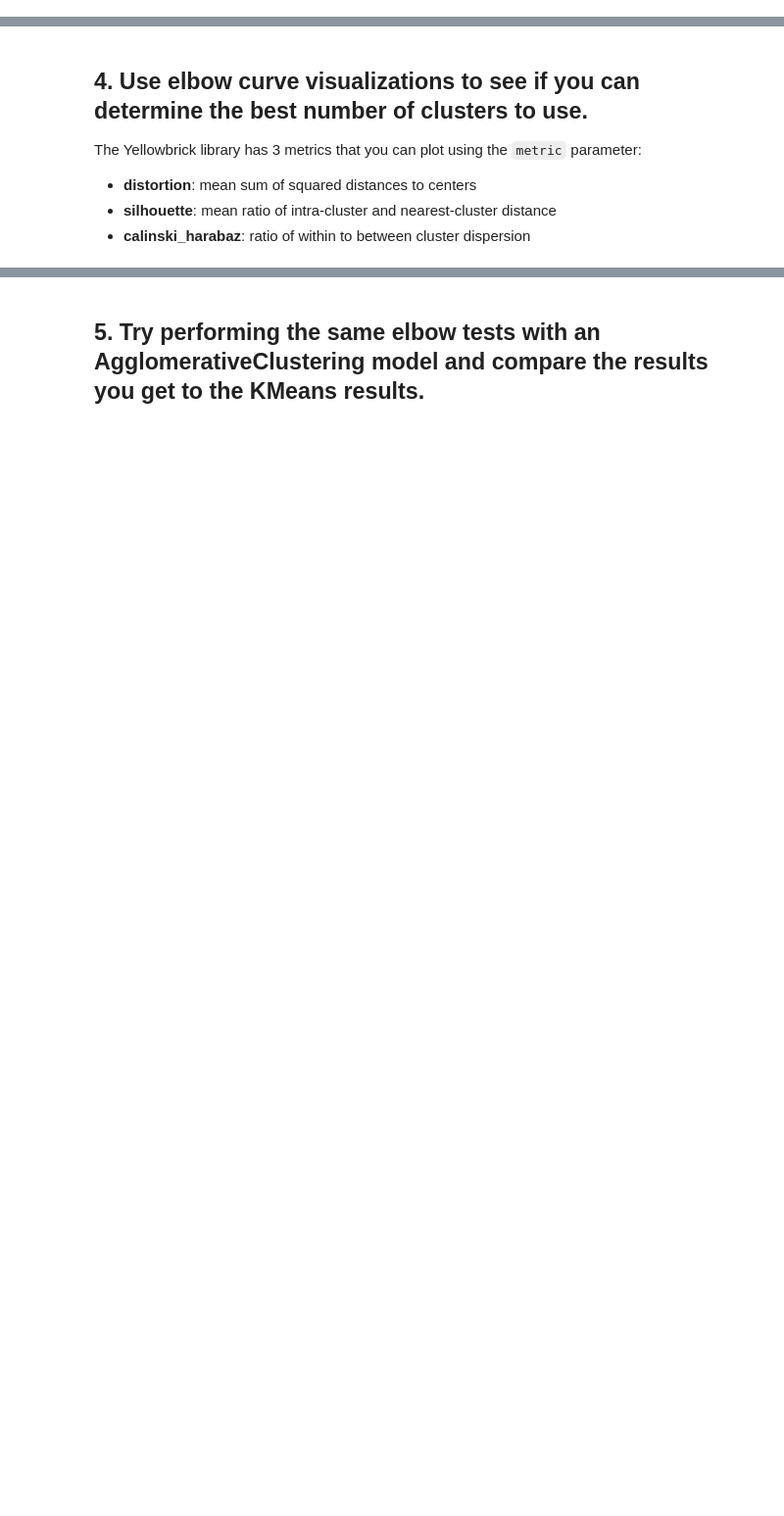
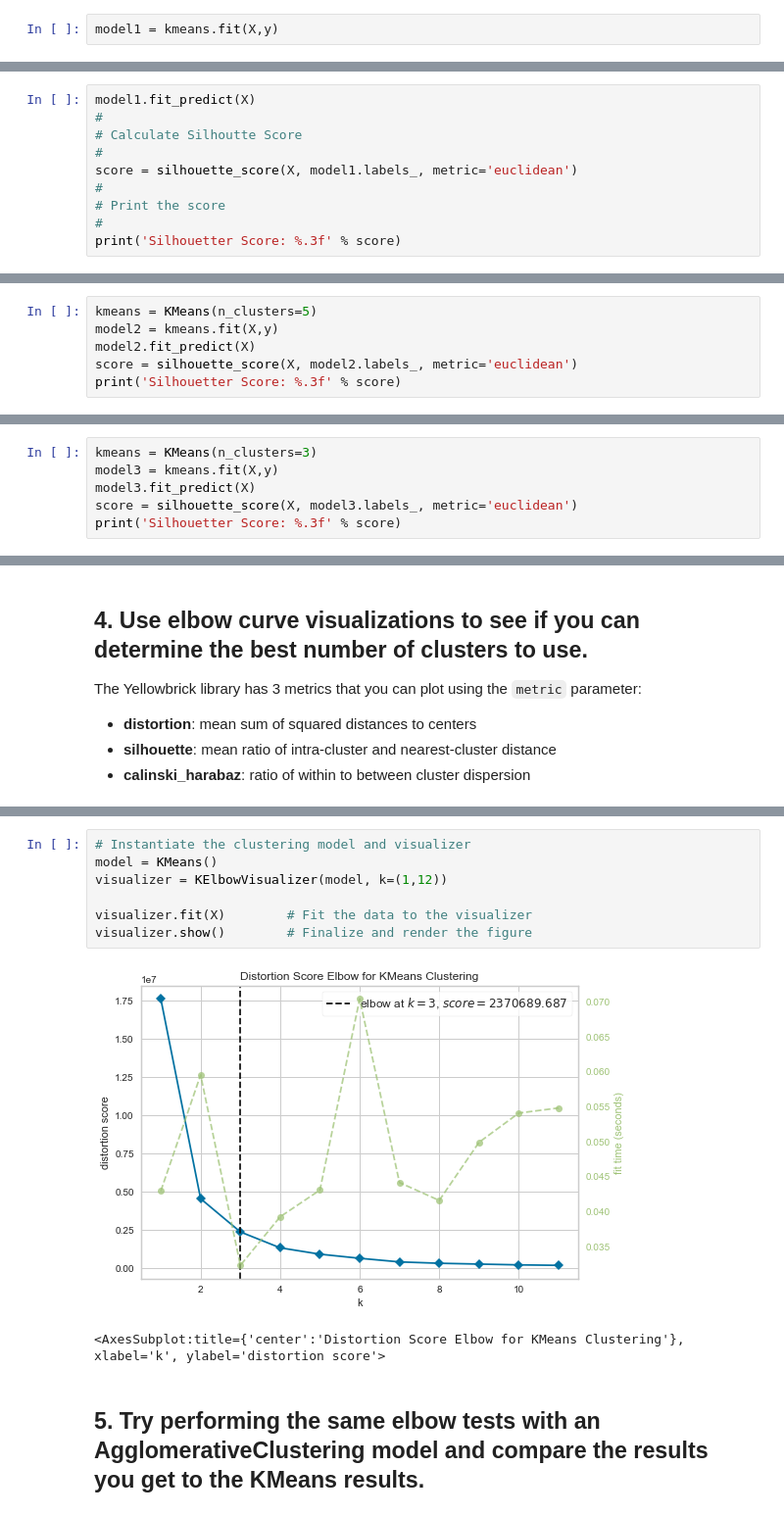
Before and after one commit to ta-data-lis/lab-learning-evaluation, a Jupyter notebook: your-code/main.ipynb, the cells around one changed output, grey strips where cells are left out. Shown at 98% size. Saved outputs shown, nothing was run; the diff lists cells and outputs as text; blank space fills up the shorter version.

```diff
--- a/your-code/main.ipynb
+++ b/your-code/main.ipynb
@@ -17,0 +22,2 @@ y = pd.Series(data["target"])
+# %%
+model1 = kmeans.fit(X,y)
@@ -17,0 +30,10 @@ y = pd.Series(data["target"])
+# %%
+model1.fit_predict(X)
+#
+# Calculate Silhoutte Score
+#
+score = silhouette_score(X, model1.labels_, metric='euclidean')
+#
+# Print the score
+#
+print('Silhouetter Score: %.3f' % score)
@@ -18,2 +42,8 @@ y = pd.Series(data["target"])
 # %% [markdown]
 ## 2. Train a KMeans clustering model on the data set using 5 clusters and compute the silhouette score for the model.
+# %%
+kmeans = KMeans(n_clusters=5)
+model2 = kmeans.fit(X,y)
+model2.fit_predict(X)
+score = silhouette_score(X, model2.labels_, metric='euclidean')
+print('Silhouetter Score: %.3f' % score)
@@ -20,2 +52,8 @@ y = pd.Series(data["target"])
 # %% [markdown]
 ## 3. Train a KMeans clustering model on the data set using 3 clusters and compute the silhouette score for the model.
+# %%
+kmeans = KMeans(n_clusters=3)
+model3 = kmeans.fit(X,y)
+model3.fit_predict(X)
+score = silhouette_score(X, model3.labels_, metric='euclidean')
+print('Silhouetter Score: %.3f' % score)
@@ -30,2 +75,12 @@ The Yellowbrick library has 3 metrics that you can plot using the `metric` param
+# %%
+# Instantiate the clustering model and visualizer
+model = KMeans()
+visualizer = KElbowVisualizer(model, k=(1,12))
+
+visualizer.fit(X)        # Fit the data to the visualizer
+visualizer.show()        # Finalize and render the figure
+# %% [output]
+[figure, added]
+<AxesSubplot:title={'center':'Distortion Score Elbow for KMeans Clustering'}, xlabel='k', ylabel='distortion score'>
 # %% [markdown]
 ## 5. Try performing the same elbow tests with an AgglomerativeClustering model and compare the results you get to the KMeans results.
```
Also changed, not shown: parts of 36 cells of this notebook.
